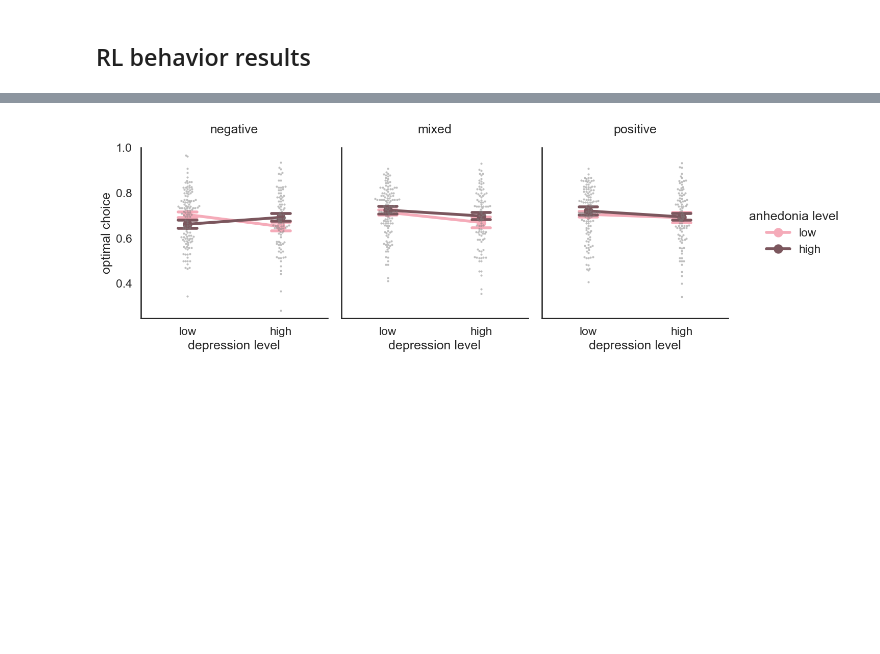
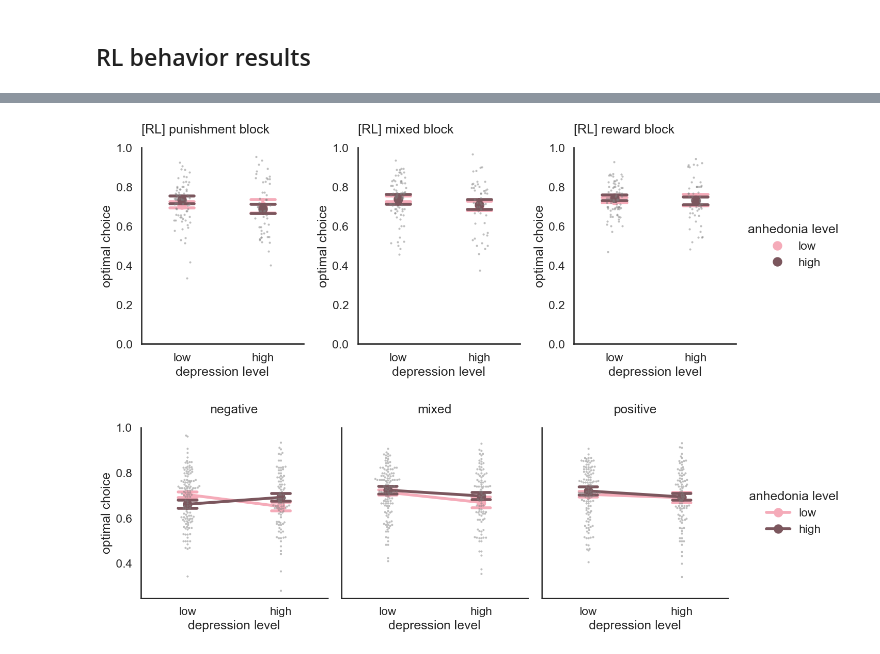
Before and after one commit to fuqixiu/leap-online-study, a Jupyter notebook: analysis/main_fig T3.ipynb, the cells around one changed output, grey strips where cells are left out. Drawn from its saved outputs; the diff is of its cells as text; code cells hidden in the pictures; blank space fills up the shorter version.

```diff
--- a/analysis/main_fig T3.ipynb
+++ b/analysis/main_fig T3.ipynb
@@ -460,4 +450,19 @@ ax[2].set_yticks([-1.5, -1.0, -0.5, 0, 0.5, 1])
 [figure]
+# %%
+fig, ax = sm_2x2_plot(sm_sub, 'optimal', 'optimal choice', sm_palette)
+
+# add title
+ax[0].set_title('[RL] punishment block', loc='left', pad=20)
+ax[0].set_ylim(0, 1)
+ax[1].set_title('[RL] mixed block', loc='left', pad=20)
+ax[1].set_ylim(0, 1)
+ax[2].set_title('[RL] reward block', loc='left', pad=20)
+ax[2].set_ylim(0, 1)
+
+# save figure
+fig.savefig('../figure/fig4_2_2.jpg', dpi=300, bbox_inches='tight')
+# %% [output]
+[figure, added]
 # %%
 fig, ax = sm_2x2_plot(sm_sub, 'optimal', 'optimal choice', sm_palette)
 # # Add a floating significance line to a specific subplot (e.g., subplot 0)
```
Also changed, not shown: parts of 3 cells of this notebook, 7 other files.
